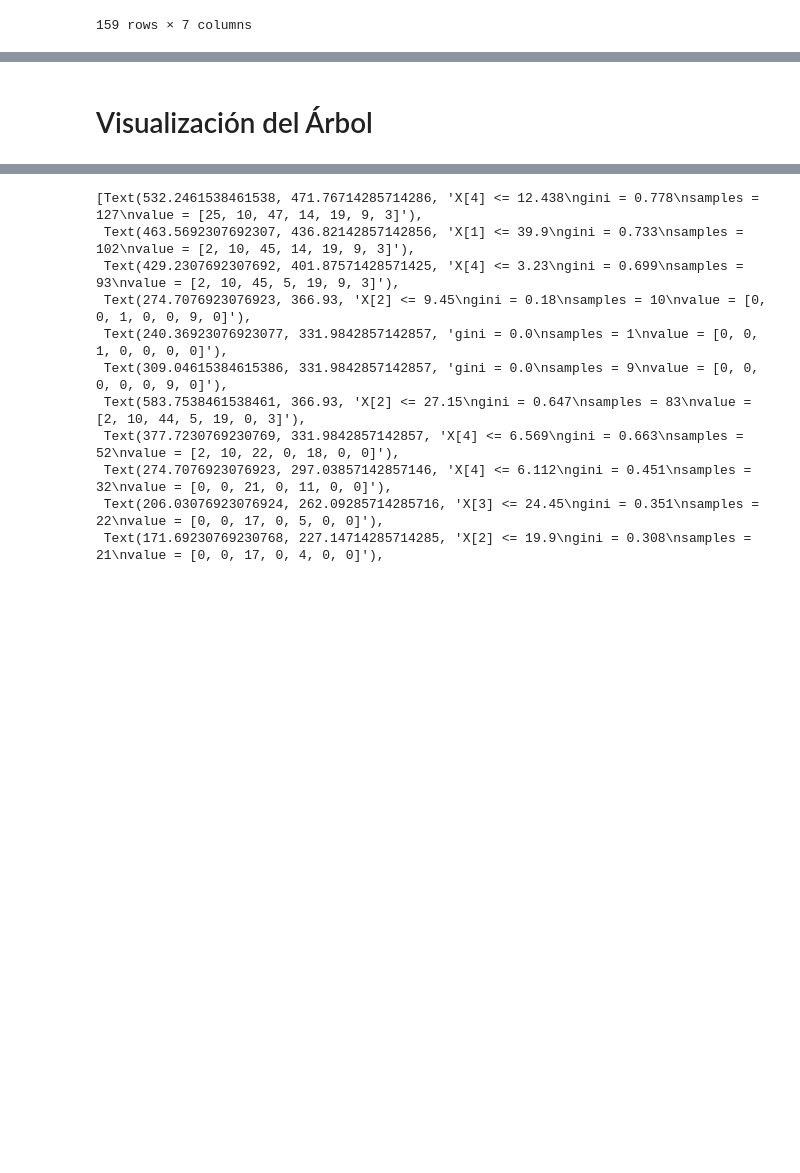
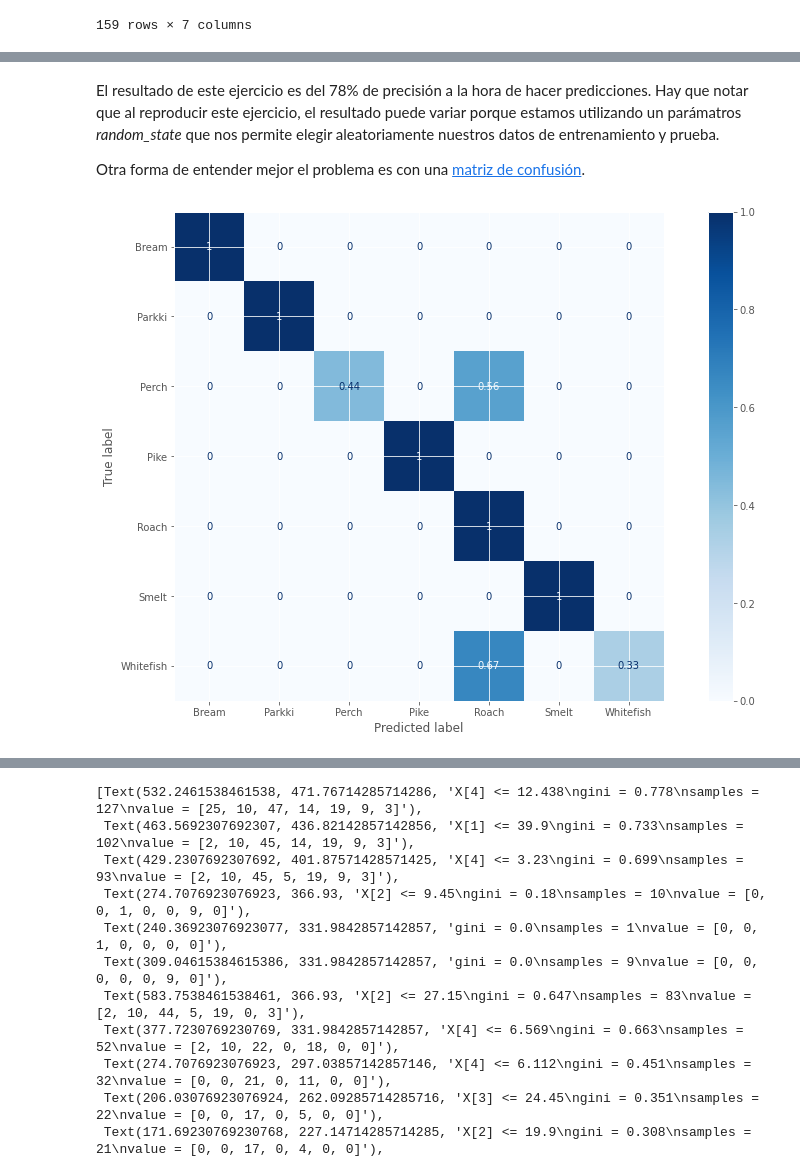
Before and after one commit to XavierCarrera/Tutorial-Machine-Learning-Arboles, a Jupyter notebook: 2_Arboles_Clasificacion.ipynb, the cells around one changed output, grey strips where cells are left out. Saved outputs shown, nothing was run; the diff lists cells and outputs as text; code cells hidden in the pictures; blank space fills up the shorter version.

```diff
--- a/2_Arboles_Clasificacion.ipynb
+++ b/2_Arboles_Clasificacion.ipynb
@@ -58,2 +72,10 @@ accuracy_score(y_test, y_pred)
-# %% [markdown]
-# Visualización del Árbol
+# %% [markdown]
+El resultado de este ejercicio es del 78% de precisión a la hora de hacer predicciones. Hay que notar que al reproducir este ejercicio, el resultado puede variar porque estamos utilizando un parámatros *random_state* que nos permite elegir aleatoriamente nuestros datos de entrenamiento y prueba.
+
+Otra forma de entender mejor el problema es con una [matriz de confusión](https://es.wikipedia.org/wiki/Matriz_de_confusi%C3%B3n#:~:text=En%20el%20campo%20de%20la,se%20emplea%20en%20aprendizaje%20supervisado.).
+# %%
+matriz = plot_confusion_matrix(clf, X_test, y_test, cmap=plt.cm.Blues, normalize='true')
+plt.show(matriz)
+plt.show()
+# %% [output]
+[figure, added]
```
Also changed, not shown: parts of 13 cells of this notebook.
